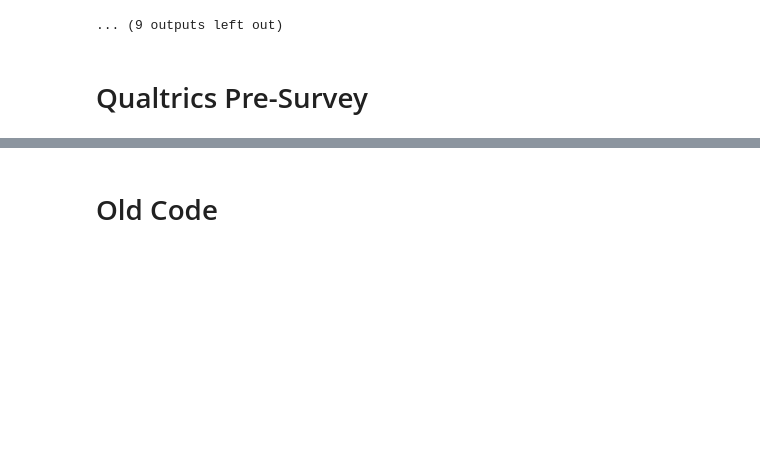
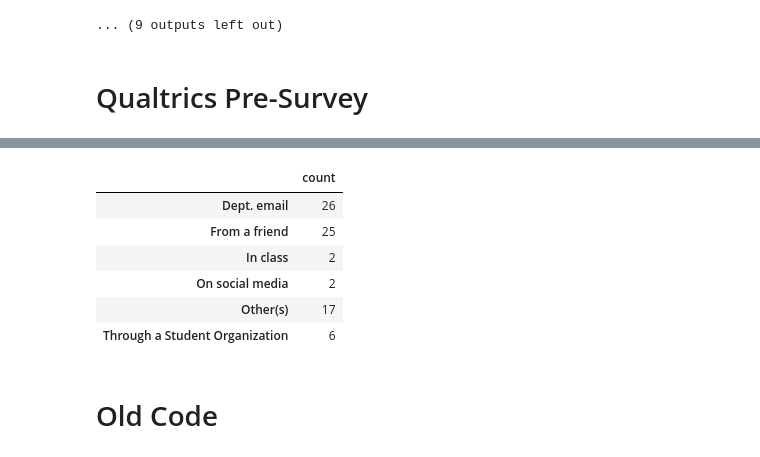
Before and after one commit to chloegeller/minecraftcollab, a Jupyter notebook: src/python/data-reformart.ipynb, the cells around one changed output, grey strips where cells are left out. Drawn from its saved outputs; the diff is of its cells as text; code cells hidden in the pictures; blank space fills up the shorter version.

```diff
--- a/src/python/data-reformart.ipynb
+++ b/src/python/data-reformart.ipynb
@@ -249,0 +282,12 @@ df_act =
+# %%
+df_ref = pd.DataFrame(df_q["study_ref"].str.get_dummies(sep=",").T.sum(axis=1))
+df_ref = df_ref.rename(columns={0:"count"})
+df_ref
+# %% [output]
+|  | count |
+| Dept. email | 26 |
+| From a friend | 25 |
+| In class | 2 |
+| On social media | 2 |
+| Other(s) | 17 |
+| Through a Student Organization | 6 |
```
Also changed, not shown: parts of 11 cells of this notebook.
